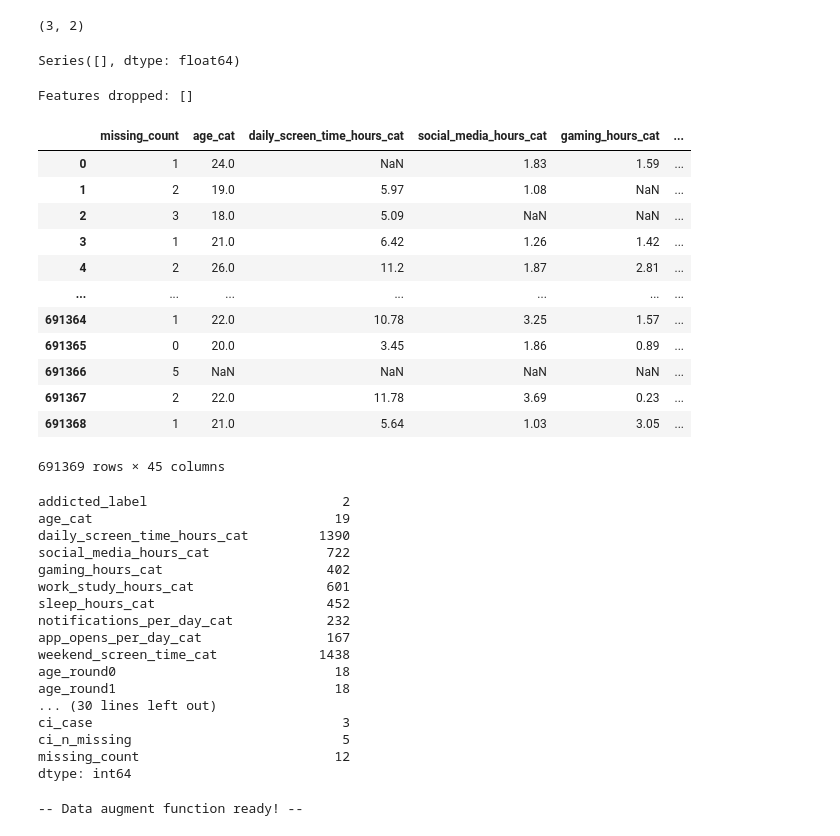
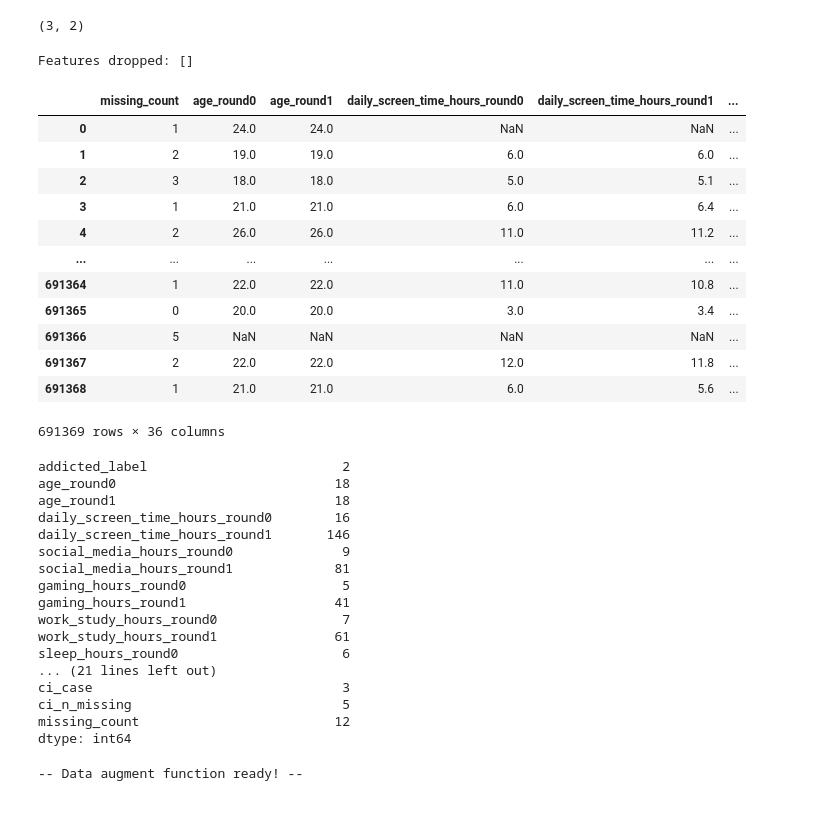
Before and after one commit to coded-sly/ps6e8-Phone-Addiction, a Jupyter notebook: ps6e8-xlearn-phone-addict.ipynb, the cells around one changed output. Saved outputs shown, nothing was run; the diff lists cells and outputs as text; code cells hidden in the pictures.

```diff
--- a/ps6e8-xlearn-phone-addict.ipynb
+++ b/ps6e8-xlearn-phone-addict.ipynb
@@ -369,12 +372,6 @@ round_thresh, digit_thresh
 # print(f"✅ Total DIGITS: {len(DIGITS)}")
 # print(f"✅ Total E_BINS: {len(E_BINS)}")
 # print(f"✅ Total Q_BINS: {len(Q_BINS)}")
-# %%
-CATS.extend(ROUNDS+DIGITS+E_BINS+Q_BINS)
-
-train[ROUNDS+DIGITS+E_BINS+Q_BINS].nunique()
-# %% [output]
-Series([], dtype: float64)
 # %%
 train = train.drop(columns=DROP_COLS)
 test  = test.drop(columns=DROP_COLS)
@@ -483,11 +493,11 @@ Features dropped: []
 def apply_feature_engineering(df_, num_features_, cat_features_):
     df = df_.copy()
 
-    num_to_cat = []
-    for col in num_features_:
-        cat_name = f"{col}_cat"
-        df[cat_name] = df[col].fillna('NaN').astype(str)
-        num_to_cat.append(cat_name)
+    # num_to_cat = []
+    # for col in num_features_:
+    #     cat_name = f"{col}_cat"
+    #     df[cat_name] = df[col].fillna('NaN').astype(str)
+    #     num_to_cat.append(cat_name)
 
     for c in num_features_:
         for i in [0, 1]:
@@ -540,63 +550,62 @@ def apply_feature_engineering(df_, num_features_, cat_features_):
     if ID in fe_cols:
         fe_cols.remove(ID)
     elif TARGET in fe_cols:
         fe_cols.remove(TARGET)
 
     return df, fe_cols
 
 train, FE_COLS  = apply_feature_engineering(train, NUMS, CATS)
 test, _ = apply_feature_engineering(test, NUMS, CATS)
 orig, _ = apply_feature_engineering(orig, NUMS, CATS)
 
 new_cats = ["missing_count"]
 new_cats.extend([
     c for c in FE_COLS
     if "_round" in c
     or c.endswith("_cat")
     or c.startswith("ci_")
 ])
-# new_cats.extend([c for c in FE_COLS if train[c].nunique() < 1_000])
 
 new_nums = [c for c in FE_COLS if c not in new_cats]
 
 # train[NEW_CATS] = train[NEW_CATS].astype(int) #.fillna(-1)
 # test[NEW_CATS]  = test[NEW_CATS].astype(int) #.fillna(-1)
 # orig[NEW_CATS]  = orig[NEW_CATS].fillna(-1)
 
 CATS.extend(new_cats)
 # NUMS.extend(NEW_NUMS)
 
 train[new_cats+new_nums]
 # %% [output]
-|  | missing_count | age_cat | daily_screen_time_hours_cat | social_media_hours_cat | gaming_hours_cat | ... |
-| 0 | 1 | 24.0 | NaN | 1.83 | 1.59 | ... |
-| 1 | 2 | 19.0 | 5.97 | 1.08 | NaN | ... |
-| 2 | 3 | 18.0 | 5.09 | NaN | NaN | ... |
-| 3 | 1 | 21.0 | 6.42 | 1.26 | 1.42 | ... |
-| 4 | 2 | 26.0 | 11.2 | 1.87 | 2.81 | ... |
+|  | missing_count | age_round0 | age_round1 | daily_screen_time_hours_round0 | daily_screen_time_hours_round1 | ... |
+| 0 | 1 | 24.0 | 24.0 | NaN | NaN | ... |
+| 1 | 2 | 19.0 | 19.0 | 6.0 | 6.0 | ... |
+| 2 | 3 | 18.0 | 18.0 | 5.0 | 5.1 | ... |
+| 3 | 1 | 21.0 | 21.0 | 6.0 | 6.4 | ... |
+| 4 | 2 | 26.0 | 26.0 | 11.0 | 11.2 | ... |
 | ... | ... | ... | ... | ... | ... | ... |
-| 691364 | 1 | 22.0 | 10.78 | 3.25 | 1.57 | ... |
-| 691365 | 0 | 20.0 | 3.45 | 1.86 | 0.89 | ... |
+| 691364 | 1 | 22.0 | 22.0 | 11.0 | 10.8 | ... |
+| 691365 | 0 | 20.0 | 20.0 | 3.0 | 3.4 | ... |
 | 691366 | 5 | NaN | NaN | NaN | NaN | ... |
-| 691367 | 2 | 22.0 | 11.78 | 3.69 | 0.23 | ... |
-| 691368 | 1 | 21.0 | 5.64 | 1.03 | 3.05 | ... |
+| 691367 | 2 | 22.0 | 22.0 | 12.0 | 11.8 | ... |
+| 691368 | 1 | 21.0 | 21.0 | 6.0 | 5.6 | ... |
-691369 rows × 45 columns
+691369 rows × 36 columns
 # %%
 train[FE_COLS].nunique()
 # %% [output]
 addicted_label                         2
-age_cat                               19
-daily_screen_time_hours_cat         1390
-social_media_hours_cat               722
-gaming_hours_cat                     402
-work_study_hours_cat                 601
-sleep_hours_cat                      452
-notifications_per_day_cat            232
-app_opens_per_day_cat                167
-weekend_screen_time_cat             1438
 age_round0                            18
 age_round1                            18
-... (30 lines left out)
+daily_screen_time_hours_round0        16
+daily_screen_time_hours_round1       146
+social_media_hours_round0              9
+social_media_hours_round1             81
+gaming_hours_round0                    5
+gaming_hours_round1                   41
+work_study_hours_round0                7
+work_study_hours_round1               61
+sleep_hours_round0                     6
+... (21 lines left out)
 ci_case                                3
 ci_n_missing                           5
 missing_count                         12
```
Also changed, not shown: parts of 21 cells of this notebook.
